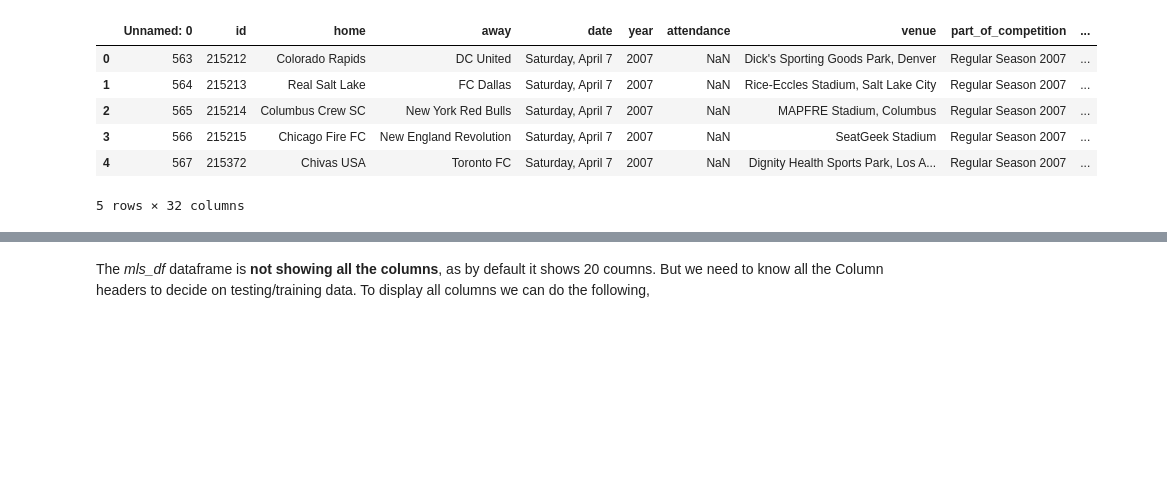
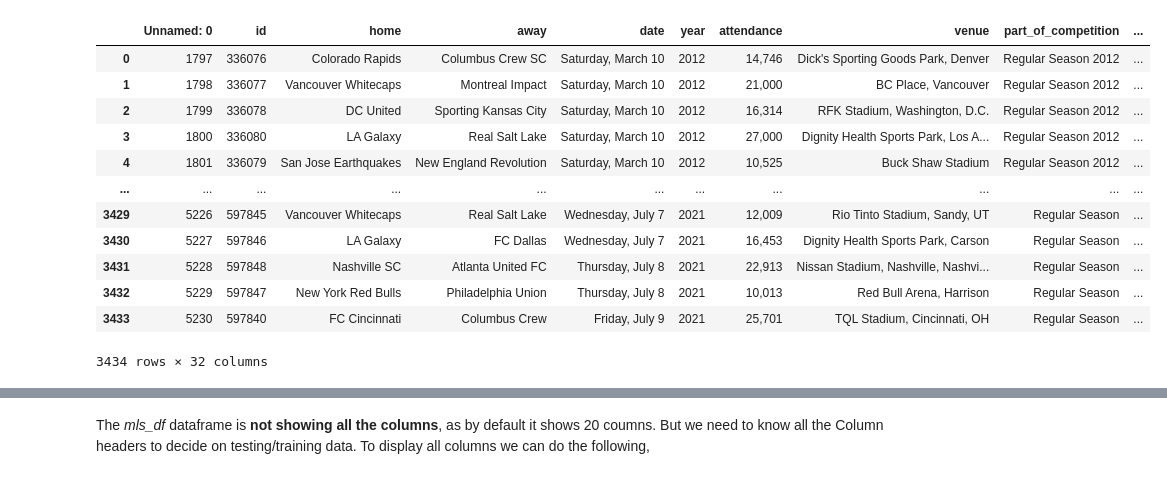
Before and after one commit to moonem/Win-Loss-Prediction-on-Major-League-Soccer, a Jupyter notebook: Segment_2/MLS_matches_NN.ipynb, the cells around one changed output, grey strips where cells are left out. Cells and saved outputs as stored; diff of their text form; code cells hidden in the pictures; blank space fills up the shorter version.

```diff
--- a/Segment_2/MLS_matches_NN.ipynb
+++ b/Segment_2/MLS_matches_NN.ipynb
@@ -5,14 +5,20 @@ from sklearn.preprocessing import StandardScaler,OneHotEncoder
 import pandas as pd
 import tensorflow as tf
 # %%
-# Import the "all_tables_cleaned" dataset
-mls_df = pd.read_csv('selection_matches.csv', encoding= 'unicode_escape')
-mls_df.head()
+# Import the dataset with matches info
+mls_df = pd.read_csv('new_selection.csv', encoding= 'unicode_escape')
+mls_df
 # %% [output]
 |  | Unnamed: 0 | id | home | away | date | year | attendance | venue | part_of_competition | ... |
-| 0 | 563 | 215212 | Colorado Rapids | DC United | Saturday, April 7 | 2007 | NaN | Dick's Sporting Goods Park, Denver | Regular Season 2007 | ... |
-| 1 | 564 | 215213 | Real Salt Lake | FC Dallas | Saturday, April 7 | 2007 | NaN | Rice-Eccles Stadium, Salt Lake City | Regular Season 2007 | ... |
-| 2 | 565 | 215214 | Columbus Crew SC | New York Red Bulls | Saturday, April 7 | 2007 | NaN | MAPFRE Stadium, Columbus | Regular Season 2007 | ... |
-| 3 | 566 | 215215 | Chicago Fire FC | New England Revolution | Saturday, April 7 | 2007 | NaN | SeatGeek Stadium | Regular Season 2007 | ... |
-| 4 | 567 | 215372 | Chivas USA | Toronto FC | Saturday, April 7 | 2007 | NaN | Dignity Health Sports Park, Los A... | Regular Season 2007 | ... |
+| 0 | 1797 | 336076 | Colorado Rapids | Columbus Crew SC | Saturday, March 10 | 2012 | 14,746 | Dick's Sporting Goods Park, Denver | Regular Season 2012 | ... |
+| 1 | 1798 | 336077 | Vancouver Whitecaps | Montreal Impact | Saturday, March 10 | 2012 | 21,000 | BC Place, Vancouver | Regular Season 2012 | ... |
+| 2 | 1799 | 336078 | DC United | Sporting Kansas City | Saturday, March 10 | 2012 | 16,314 | RFK Stadium, Washington, D.C. | Regular Season 2012 | ... |
+| 3 | 1800 | 336080 | LA Galaxy | Real Salt Lake | Saturday, March 10 | 2012 | 27,000 | Dignity Health Sports Park, Los A... | Regular Season 2012 | ... |
+| 4 | 1801 | 336079 | San Jose Earthquakes | New England Revolution | Saturday, March 10 | 2012 | 10,525 | Buck Shaw Stadium | Regular Season 2012 | ... |
+| ... | ... | ... | ... | ... | ... | ... | ... | ... | ... | ... |
+| 3429 | 5226 | 597845 | Vancouver Whitecaps | Real Salt Lake | Wednesday, July 7 | 2021 | 12,009 | Rio Tinto Stadium, Sandy, UT | Regular Season | ... |
+| 3430 | 5227 | 597846 | LA Galaxy | FC Dallas | Wednesday, July 7 | 2021 | 16,453 | Dignity Health Sports Park, Carson | Regular Season | ... |
+| 3431 | 5228 | 597848 | Nashville SC | Atlanta United FC | Thursday, July 8 | 2021 | 22,913 | Nissan Stadium, Nashville, Nashvi... | Regular Season | ... |
+| 3432 | 5229 | 597847 | New York Red Bulls | Philadelphia Union | Thursday, July 8 | 2021 | 10,013 | Red Bull Arena, Harrison | Regular Season | ... |
+| 3433 | 5230 | 597840 | FC Cincinnati | Columbus Crew | Friday, July 9 | 2021 | 25,701 | TQL Stadium, Cincinnati, OH | Regular Season | ... |
-5 rows × 32 columns
+3434 rows × 32 columns
```
Also changed, not shown: parts of 36 cells of this notebook, 1 other file.
